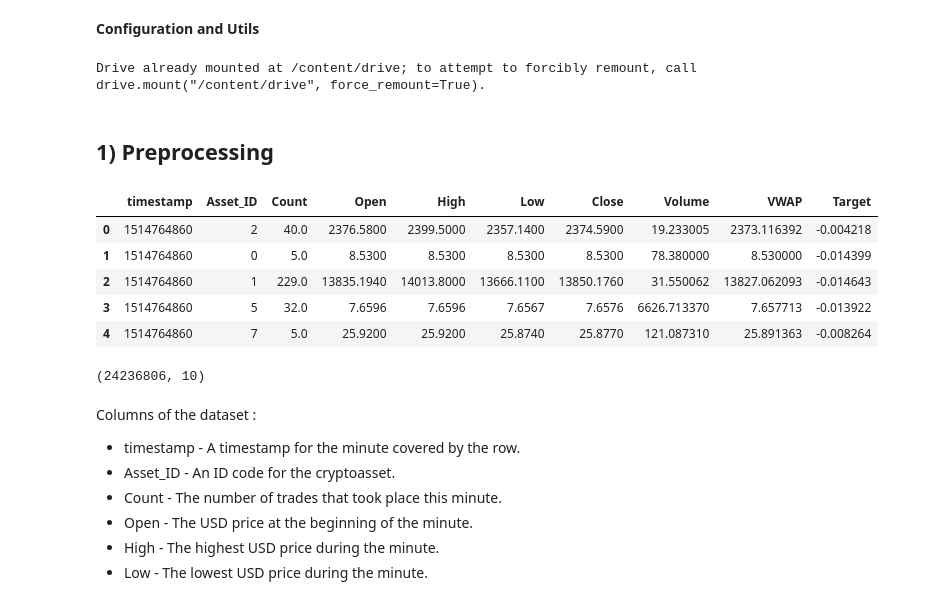
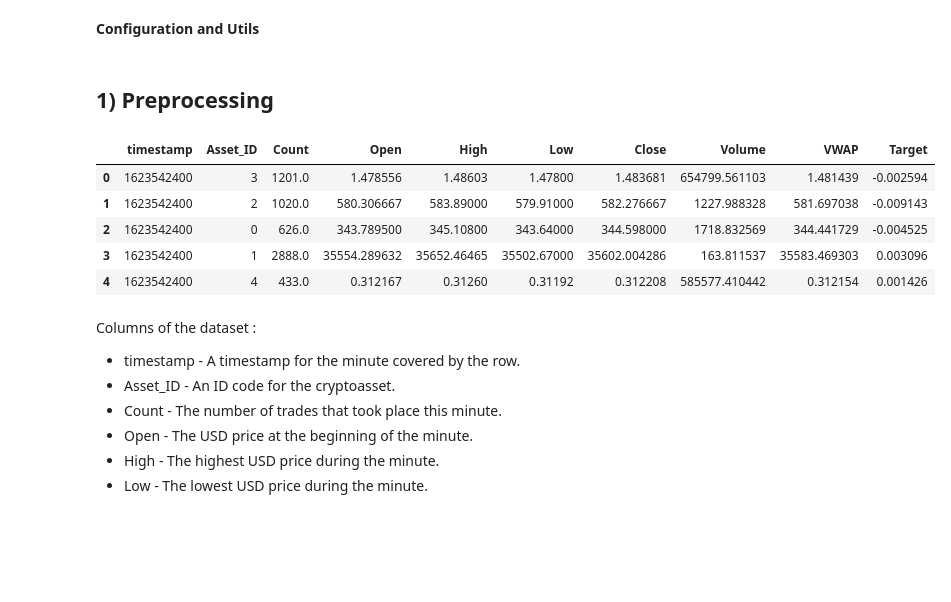
Before and after one commit to Sylvariane/Kaggle_cryptocurrencies_forecasting, a Jupyter notebook: P08_01_notebook.ipynb, the cells around one changed output. Saved outputs shown, nothing was run; the diff lists cells and outputs as text; code cells hidden in the pictures; blank space fills up the shorter version.

```diff
--- a/P08_01_notebook.ipynb
+++ b/P08_01_notebook.ipynb
@@ -30,12 +17,6 @@ In this competition, 5 files are available :
 Only three datasets (*the two train sets & the asset set*) were used in this exploration.
 # %% [markdown]
 __Configuration and Utils__
-# %%
-# Google Drive connexion
-from google.colab import drive
-drive.mount('/content/drive')
-# %% [output]
-Drive already mounted at /content/drive; to attempt to forcibly remount, call drive.mount("/content/drive", force_remount=True).
 # %%
 # system libraries
 import warnings
@@ -115,22 +97,15 @@ def vol_traded(data, title, color):
 ## 1) Preprocessing
 # %%
 # Importing datasets
-
-df = pd.read_csv("/content/drive/My Drive/Ingénieur ML - OC/P8/datasets/train.csv")
-df_sup = pd.read_csv("/content/drive/My Drive/Ingénieur ML - OC/P8/datasets/supplemental_train.csv")
-asset = pd.read_csv("/content/drive/My Drive/Ingénieur ML - OC/P8/datasets/asset_details.csv")
+df = dd.read_csv("Datasets/train_data/*.csv")
 df.head()
 # %% [output]
 |  | timestamp | Asset_ID | Count | Open | High | Low | Close | Volume | VWAP | Target |
-| 0 | 1514764860 | 2 | 40.0 | 2376.5800 | 2399.5000 | 2357.1400 | 2374.5900 | 19.233005 | 2373.116392 | -0.004218 |
-| 1 | 1514764860 | 0 | 5.0 | 8.5300 | 8.5300 | 8.5300 | 8.5300 | 78.380000 | 8.530000 | -0.014399 |
-| 2 | 1514764860 | 1 | 229.0 | 13835.1940 | 14013.8000 | 13666.1100 | 13850.1760 | 31.550062 | 13827.062093 | -0.014643 |
-| 3 | 1514764860 | 5 | 32.0 | 7.6596 | 7.6596 | 7.6567 | 7.6576 | 6626.713370 | 7.657713 | -0.013922 |
-| 4 | 1514764860 | 7 | 5.0 | 25.9200 | 25.9200 | 25.8740 | 25.8770 | 121.087310 | 25.891363 | -0.008264 |
+| 0 | 1623542400 | 3 | 1201.0 | 1.478556 | 1.48603 | 1.47800 | 1.483681 | 654799.561103 | 1.481439 | -0.002594 |
+| 1 | 1623542400 | 2 | 1020.0 | 580.306667 | 583.89000 | 579.91000 | 582.276667 | 1227.988328 | 581.697038 | -0.009143 |
+| 2 | 1623542400 | 0 | 626.0 | 343.789500 | 345.10800 | 343.64000 | 344.598000 | 1718.832569 | 344.441729 | -0.004525 |
+| 3 | 1623542400 | 1 | 2888.0 | 35554.289632 | 35652.46465 | 35502.67000 | 35602.004286 | 163.811537 | 35583.469303 | 0.003096 |
+| 4 | 1623542400 | 4 | 433.0 | 0.312167 | 0.31260 | 0.31192 | 0.312208 | 585577.410442 | 0.312154 | 0.001426 |
-# %%
-df.shape
-# %% [output]
-(24236806, 10)
 # %% [markdown]
 Columns of the dataset :
 * timestamp - A timestamp for the minute covered by the row.
```
Also changed, not shown: parts of 56 cells of this notebook, 1 other file.
